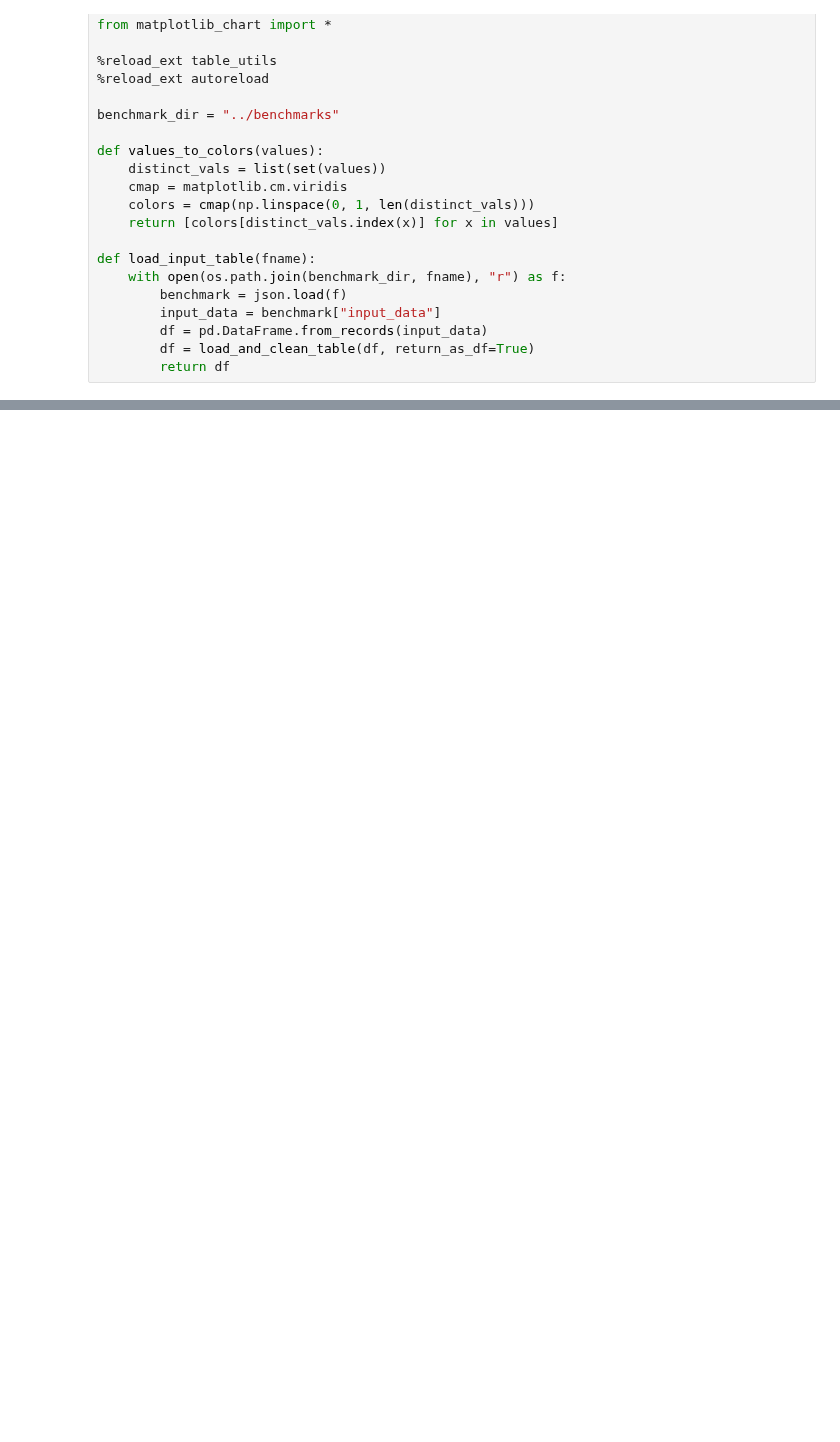
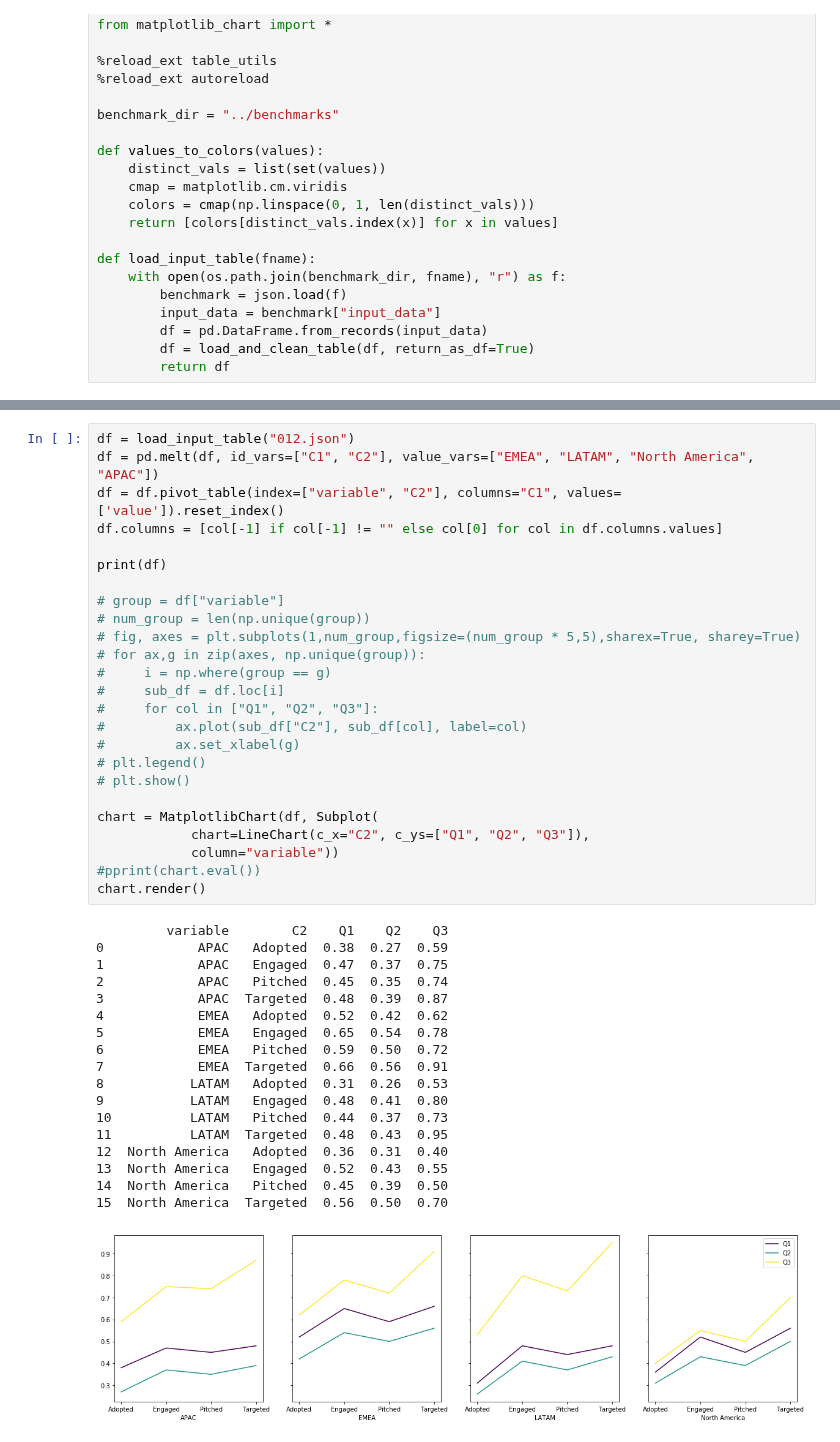
Before and after one commit to Mestway/falx, a Jupyter notebook: falx/matplotlib_exp.ipynb, the cells around one changed output, grey strips where cells are left out. Saved outputs shown, nothing was run; the diff lists cells and outputs as text; blank space fills up the shorter version.

```diff
--- a/falx/matplotlib_exp.ipynb
+++ b/falx/matplotlib_exp.ipynb
@@ -122,0 +181,44 @@ chart.render()
+# %%
+df = load_input_table("012.json")
+df = pd.melt(df, id_vars=["C1", "C2"], value_vars=["EMEA", "LATAM", "North America", "APAC"])
+df = df.pivot_table(index=["variable", "C2"], columns="C1", values=['value']).reset_index()
+df.columns = [col[-1] if col[-1] != "" else col[0] for col in df.columns.values]
+
+print(df)
+
+# group = df["variable"]
+# num_group = len(np.unique(group))
+# fig, axes = plt.subplots(1,num_group,figsize=(num_group * 5,5),sharex=True, sharey=True)
+# for ax,g in zip(axes, np.unique(group)):
+#     i = np.where(group == g)
+#     sub_df = df.loc[i]
+#     for col in ["Q1", "Q2", "Q3"]:
+#         ax.plot(sub_df["C2"], sub_df[col], label=col)
+#         ax.set_xlabel(g)
+# plt.legend()
+# plt.show()
+
+chart = MatplotlibChart(df, Subplot(
+            chart=LineChart(c_x="C2", c_ys=["Q1", "Q2", "Q3"]),
+            column="variable"))
+#pprint(chart.eval())
+chart.render()
+# %% [output]
+         variable        C2    Q1    Q2    Q3
+0            APAC   Adopted  0.38  0.27  0.59
+1            APAC   Engaged  0.47  0.37  0.75
+2            APAC   Pitched  0.45  0.35  0.74
+3            APAC  Targeted  0.48  0.39  0.87
+4            EMEA   Adopted  0.52  0.42  0.62
+5            EMEA   Engaged  0.65  0.54  0.78
+6            EMEA   Pitched  0.59  0.50  0.72
+7            EMEA  Targeted  0.66  0.56  0.91
+8           LATAM   Adopted  0.31  0.26  0.53
+9           LATAM   Engaged  0.48  0.41  0.80
+10          LATAM   Pitched  0.44  0.37  0.73
+11          LATAM  Targeted  0.48  0.43  0.95
+12  North America   Adopted  0.36  0.31  0.40
+13  North America   Engaged  0.52  0.43  0.55
+14  North America   Pitched  0.45  0.39  0.50
+15  North America  Targeted  0.56  0.50  0.70
+[figure, added]
```
Also changed, not shown: parts of 16 cells of this notebook, 1 other file.
